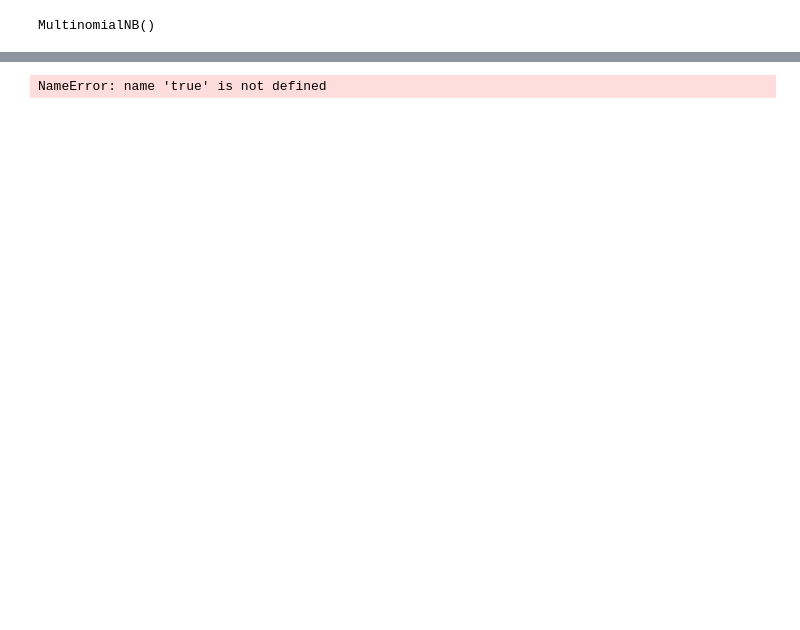
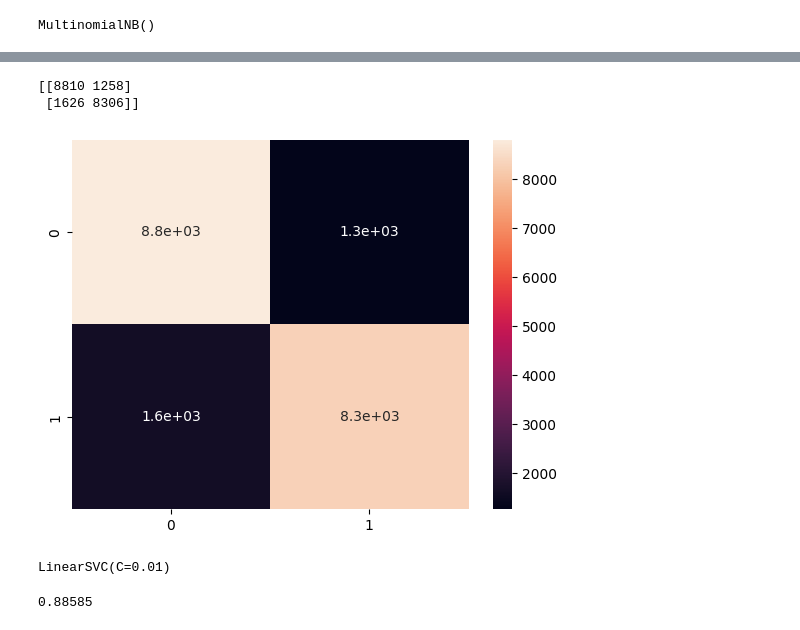
Before and after one commit to SteamMomo/Minor-Project-6th-sem, a Jupyter notebook: Supervised Learning/Multinomial Bayes.ipynb, the cells around one changed output, grey strips where cells are left out. Saved outputs shown, nothing was run; the diff lists cells and outputs as text; code cells hidden in the pictures; blank space fills up the shorter version.

```diff
--- a/Supervised Learning/Multinomial Bayes.ipynb
+++ b/Supervised Learning/Multinomial Bayes.ipynb
@@ -76,8 +83,10 @@ Accuracy: 0.84605
 # %%
 cm = confusion_matrix(y_test, y_pred)
 
 import seaborn as sns
-sns.heatmap(cm, annot=true)
+sns.heatmap(cm, annot=True)
 print(cm)
 # %% [output]
-NameError: name 'true' is not defined
+[[8810 1258]
+ [1626 8306]]
+[figure, added]
@@ -83,0 +95,4 @@ NameError: name 'true' is not defined
+# %%
+model.fit(train_vectors, y_train)
+# %% [output]
+LinearSVC(C=0.01)
@@ -83,0 +101,4 @@ NameError: name 'true' is not defined
+# %%
+print(accuracy_score(y_test, y_pred))
+# %% [output]
+0.88585
```
Also changed, not shown: parts of 6 cells of this notebook, 1 other file.
